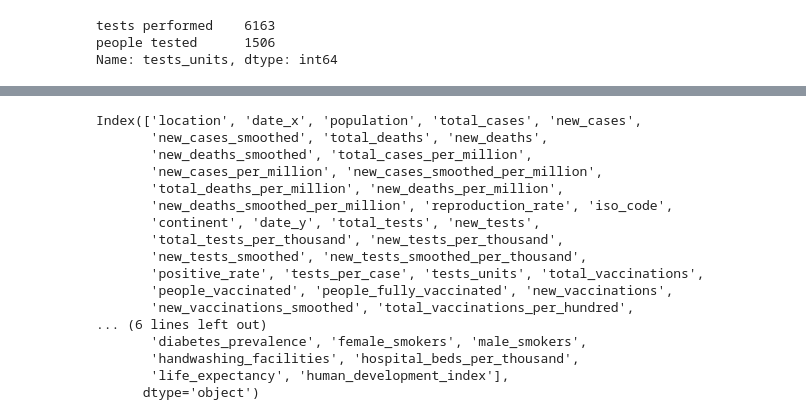
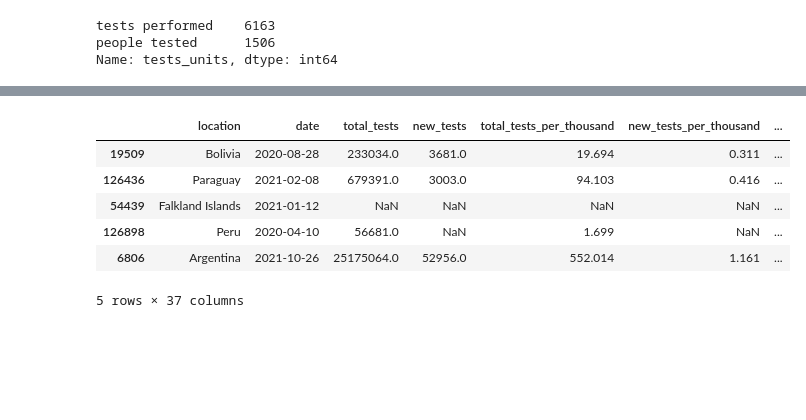
Before and after one commit to geraldb1/Project, a Jupyter notebook: Covid/Covid.ipynb, the cells around one changed output, grey strips where cells are left out. Cells and saved outputs as stored; diff of their text form; code cells hidden in the pictures; blank space fills up the shorter version.

```diff
--- a/Covid/Covid.ipynb
+++ b/Covid/Covid.ipynb
@@ -410,20 +358,10 @@ covid1.head(3)
-# %%
-covid1.columns
-# %% [output]
-Index(['location', 'date_x', 'population', 'total_cases', 'new_cases',
-       'new_cases_smoothed', 'total_deaths', 'new_deaths',
-       'new_deaths_smoothed', 'total_cases_per_million',
-       'new_cases_per_million', 'new_cases_smoothed_per_million',
-       'total_deaths_per_million', 'new_deaths_per_million',
-       'new_deaths_smoothed_per_million', 'reproduction_rate', 'iso_code',
-       'continent', 'date_y', 'total_tests', 'new_tests',
-       'total_tests_per_thousand', 'new_tests_per_thousand',
-       'new_tests_smoothed', 'new_tests_smoothed_per_thousand',
-       'positive_rate', 'tests_per_case', 'tests_units', 'total_vaccinations',
-       'people_vaccinated', 'people_fully_vaccinated', 'new_vaccinations',
-       'new_vaccinations_smoothed', 'total_vaccinations_per_hundred',
-... (6 lines left out)
-       'diabetes_prevalence', 'female_smokers', 'male_smokers',
-       'handwashing_facilities', 'hospital_beds_per_thousand',
-       'life_expectancy', 'human_development_index'],
-      dtype='object')
+# %%
+cv_lat.sample(5)
+# %% [output]
+|  | location | date | total_tests | new_tests | total_tests_per_thousand | new_tests_per_thousand | ... |
+| 19509 | Bolivia | 2020-08-28 | 233034.0 | 3681.0 | 19.694 | 0.311 | ... |
+| 126436 | Paraguay | 2021-02-08 | 679391.0 | 3003.0 | 94.103 | 0.416 | ... |
+| 54439 | Falkland Islands | 2021-01-12 | NaN | NaN | NaN | NaN | ... |
+| 126898 | Peru | 2020-04-10 | 56681.0 | NaN | 1.699 | NaN | ... |
+| 6806 | Argentina | 2021-10-26 | 25175064.0 | 52956.0 | 552.014 | 1.161 | ... |
+5 rows × 37 columns
```
Also changed, not shown: parts of 13 cells of this notebook.
